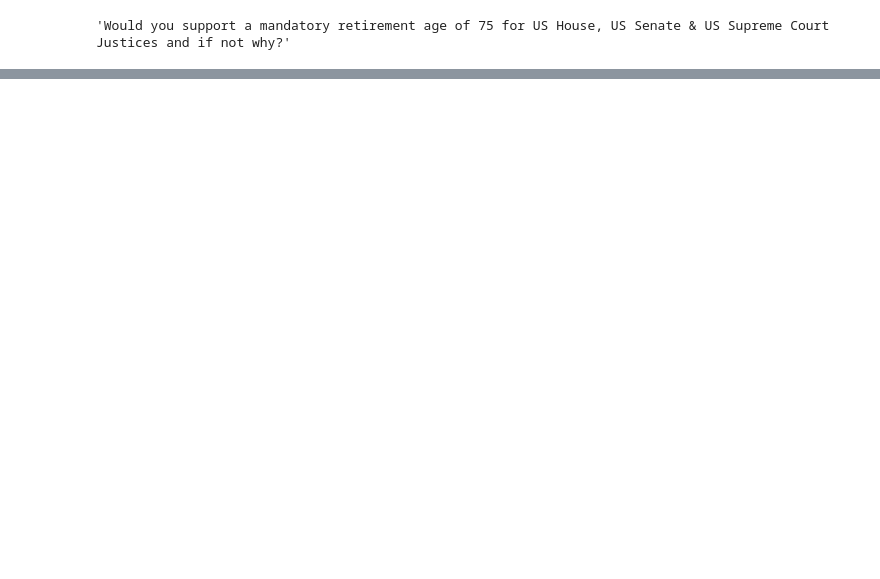
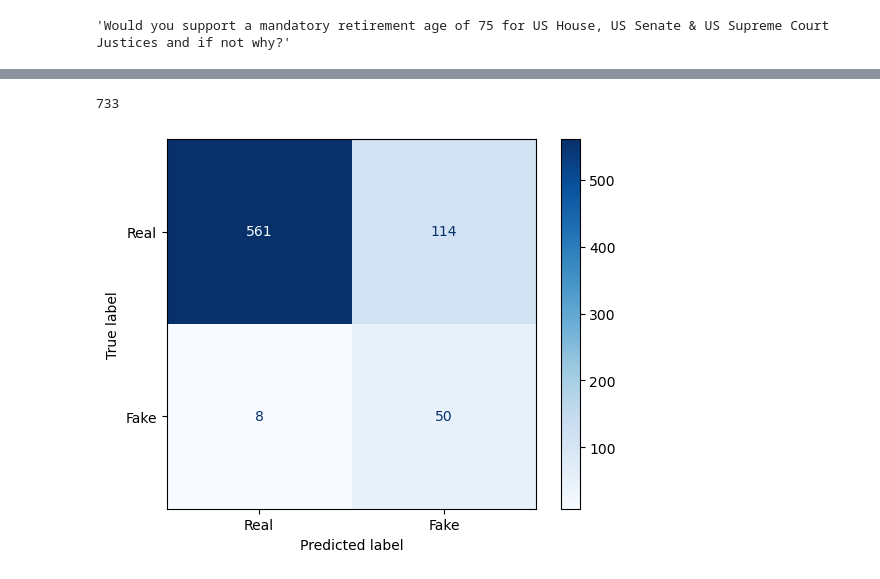
Before and after one commit to vijay-ravuri/reddit-comment-classification, a Jupyter notebook: exploring.ipynb, the cells around one changed output, grey strips where cells are left out. Saved outputs shown, nothing was run; the diff lists cells and outputs as text; code cells hidden in the pictures; blank space fills up the shorter version.

```diff
--- a/exploring.ipynb
+++ b/exploring.ipynb
@@ -264,0 +267,21 @@ dv_prompts[0]
+# %%
+# Grabbing the indices of rows in our test set that had the double newline shape
+indices = []
+for i in df[df['response'].str.contains('\n\n')].index:
+    if i in y_test.index:
+        indices.append(i)
+
+print(len(indices))
+# %% [output]
+733
+# %%
+X_d = df['response']
+y_d = df['fake']
+
+X_d_train, X_d_test, y_d_train, y_d_test = train_test_split(X_d, y_d, test_size = 0.25, random_state = rs, stratify = y)
+# %%
+mnb_pipe.fit(X_d_train, y_d_train)
+preds_d = mnb_pipe.predict(X_d_test[indices])
+ConfusionMatrixDisplay.from_estimator(mnb_pipe, X_d_test[indices], y_d_test[indices], cmap = 'Blues', display_labels = ['Real', 'Fake']);
+# %% [output]
+[figure, added]
```
Also changed, not shown: parts of 5 cells of this notebook, 1 other file.
